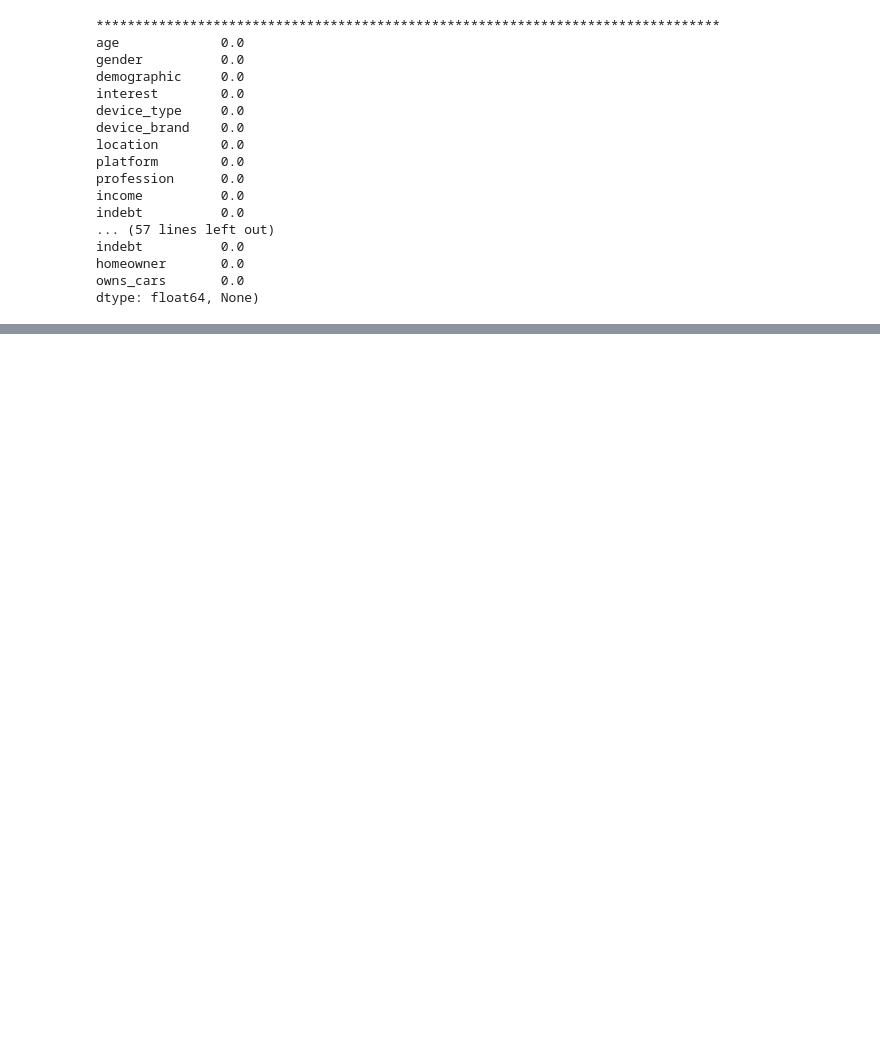
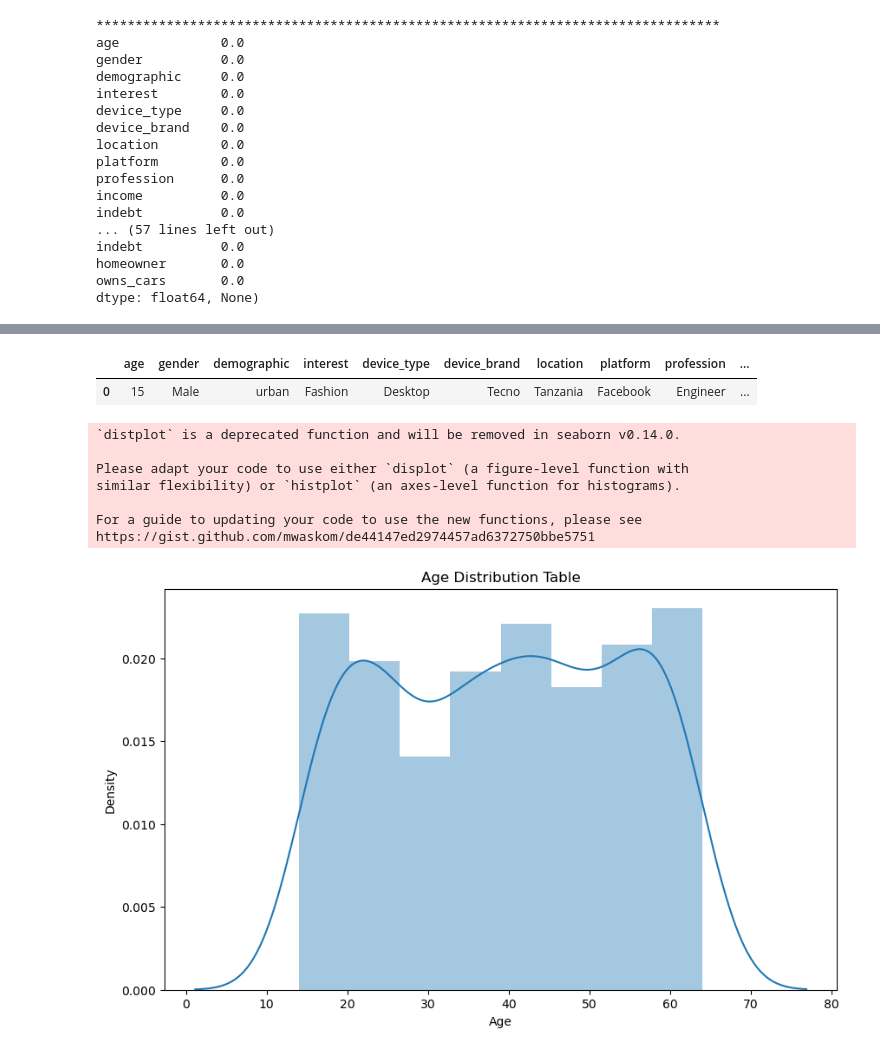
Before and after one commit to SIDAComtech-SIDAGA/MachineLearningProjects, a Jupyter notebook: average_time_spent_on_social_media/average_time_a_user_spent_on_social_media.ipynb, the cells around one changed output, grey strips where cells are left out. Saved outputs shown, nothing was run; the diff lists cells and outputs as text; code cells hidden in the pictures; blank space fills up the shorter version.

```diff
--- a/average_time_spent_on_social_media/average_time_a_user_spent_on_social_media.ipynb
+++ b/average_time_spent_on_social_media/average_time_a_user_spent_on_social_media.ipynb
@@ -107,0 +130,22 @@ dtype: float64, None)
+# %%
+data2.head(1)
+# %% [output]
+|  | age | gender | demographic | interest | device_type | device_brand | location | platform | profession | ... |
+| 0 | 15 | Male | urban | Fashion | Desktop | Tecno | Tanzania | Facebook | Engineer | ... |
+# %%
+#Age distribution visualization
+plt.figure(figsize=(10,6))
+sns.distplot(data['age'], hist=True, kde=True)
+plt.title("Age Distribution Table")
+plt.xlabel("Age")
+plt.ylabel("Density")
+plt.show()
+# %% [output]
+`distplot` is a deprecated function and will be removed in seaborn v0.14.0.
+
+Please adapt your code to use either `displot` (a figure-level function with
+similar flexibility) or `histplot` (an axes-level function for histograms).
+
+For a guide to updating your code to use the new functions, please see
+https://gist.github.com/mwaskom/de44147ed2974457ad6372750bbe5751
+[figure, added]
```
Also changed, not shown: parts of 5 cells of this notebook, 1 other file.
